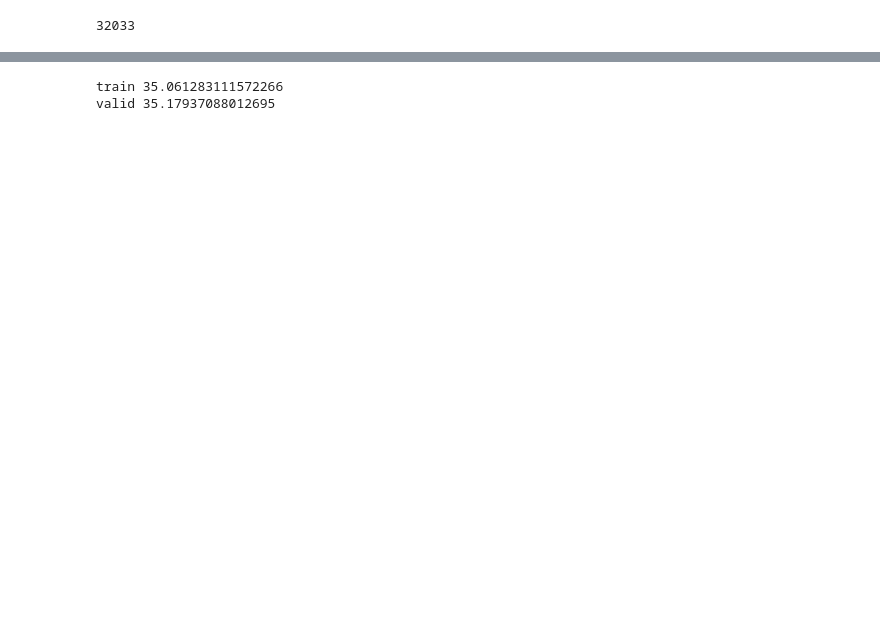
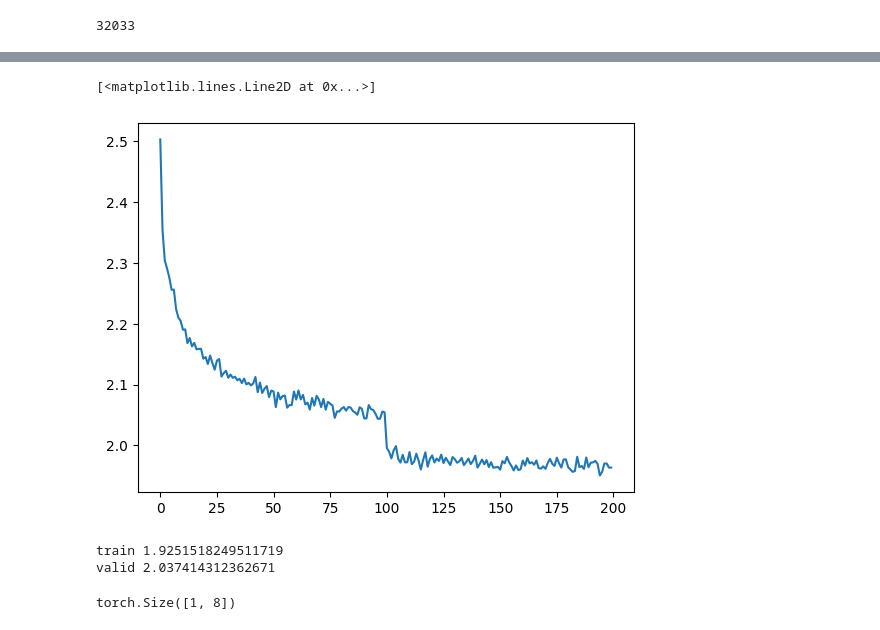
Before and after one commit to Usman-Bajwa1/Make-More, a Jupyter notebook: make-more-5.ipynb, the cells around one changed output, grey strips where cells are left out. Saved outputs shown, nothing was run; the diff lists cells and outputs as text; code cells hidden in the pictures; blank space fills up the shorter version.

```diff
--- a/make-more-5.ipynb
+++ b/make-more-5.ipynb
@@ -16,7 +16,7 @@ stoi = {s:i+1 for i,s in enumerate(chars)}
 stoi["."] = 0
 itos = {i:s for s, i in stoi.items()}
 # %%
-block_size = 3
+block_size = 8
 
 def build_dataset(word):
     X, Y = [], []
@@ -50,7 +50,7 @@ torch.Size([22866, 3]) torch.Size([22866])
 class Linear:
 
     def __init__(self, fan_in, fan_out, bias = True):
-        self.weight = torch.randn((fan_in,fan_out)) * (fan_in ** 0.5)
+        self.weight = torch.randn((fan_in,fan_out)) / (fan_in ** 0.5)
         self.bias = torch.zeros(fan_out) if bias else None
 
     def __call__(self, x):
@@ -193,3 +211,8 @@ for k in range(max_steps):
+# %%
+plt.plot(torch.tensor(lossi).view(-1, 1000).mean(1))
+# %% [output]
+[<matplotlib.lines.Line2D at 0x...>]
+[figure, added]
 # %%
 for layer in model.layers:
     layer.training = False
@@ -208,5 +231,10 @@ def split_loss(split):
 split_loss('train')
 split_loss('valid')
 # %% [output]
-train 35.061283111572266
-valid 35.17937088012695
+train 1.9251518249511719
+valid 2.037414312362671
+# %%
+context = [0] * 8
+torch.tensor([context]).shape
+# %% [output]
+torch.Size([1, 8])
```
Also changed, not shown: parts of 4 cells of this notebook.
